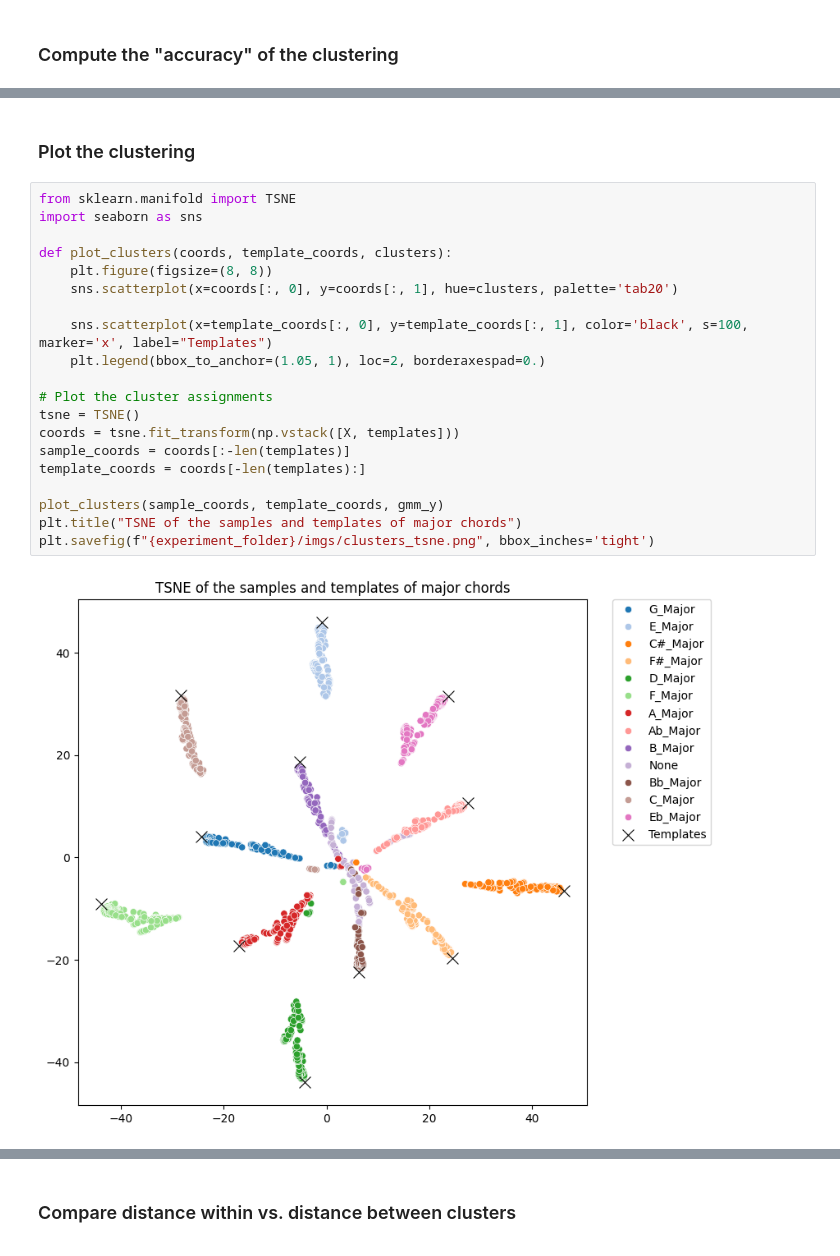
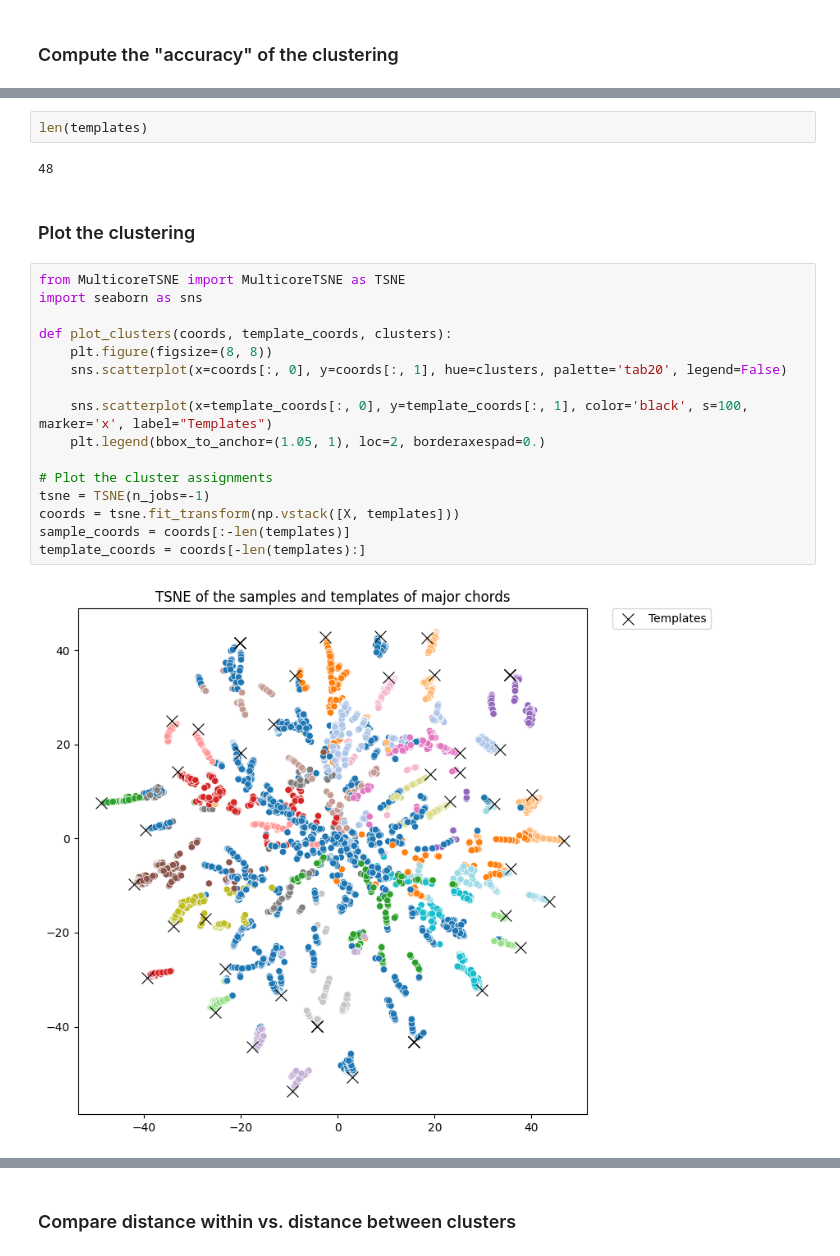
Before and after one commit to oscarboyle/chordclustering, a Jupyter notebook: experiment_violin_all_chords.ipynb, the cells around one changed output, grey strips where cells are left out. Saved outputs shown, nothing was run; the diff lists cells and outputs as text.

```diff
--- a/experiment_violin_all_chords.ipynb
+++ b/experiment_violin_all_chords.ipynb
@@ -267,24 +268,24 @@ print(accuracy_score(chords, gmm_y))
+# %%
+len(templates)
+# %% [output]
+48
 # %% [markdown]
 ### Plot the clustering
 # %%
-from sklearn.manifold import TSNE
+from MulticoreTSNE import MulticoreTSNE as TSNE
 import seaborn as sns
 
 def plot_clusters(coords, template_coords, clusters):
     plt.figure(figsize=(8, 8))
-    sns.scatterplot(x=coords[:, 0], y=coords[:, 1], hue=clusters, palette='tab20')
+    sns.scatterplot(x=coords[:, 0], y=coords[:, 1], hue=clusters, palette='tab20', legend=False)
 
     sns.scatterplot(x=template_coords[:, 0], y=template_coords[:, 1], color='black', s=100, marker='x', label="Templates")
     plt.legend(bbox_to_anchor=(1.05, 1), loc=2, borderaxespad=0.)
 
 # Plot the cluster assignments
-tsne = TSNE()
+tsne = TSNE(n_jobs=-1)
 coords = tsne.fit_transform(np.vstack([X, templates]))
 sample_coords = coords[:-len(templates)]
 template_coords = coords[-len(templates):]
-
-plot_clusters(sample_coords, template_coords, gmm_y)
-plt.title("TSNE of the samples and templates of major chords")
-plt.savefig(f"{experiment_folder}/imgs/clusters_tsne.png", bbox_inches='tight')
 # %% [output]
-[figure, old version]
+[figure, new version]
```
Also changed, not shown: parts of 9 cells of this notebook, 33 other files.
